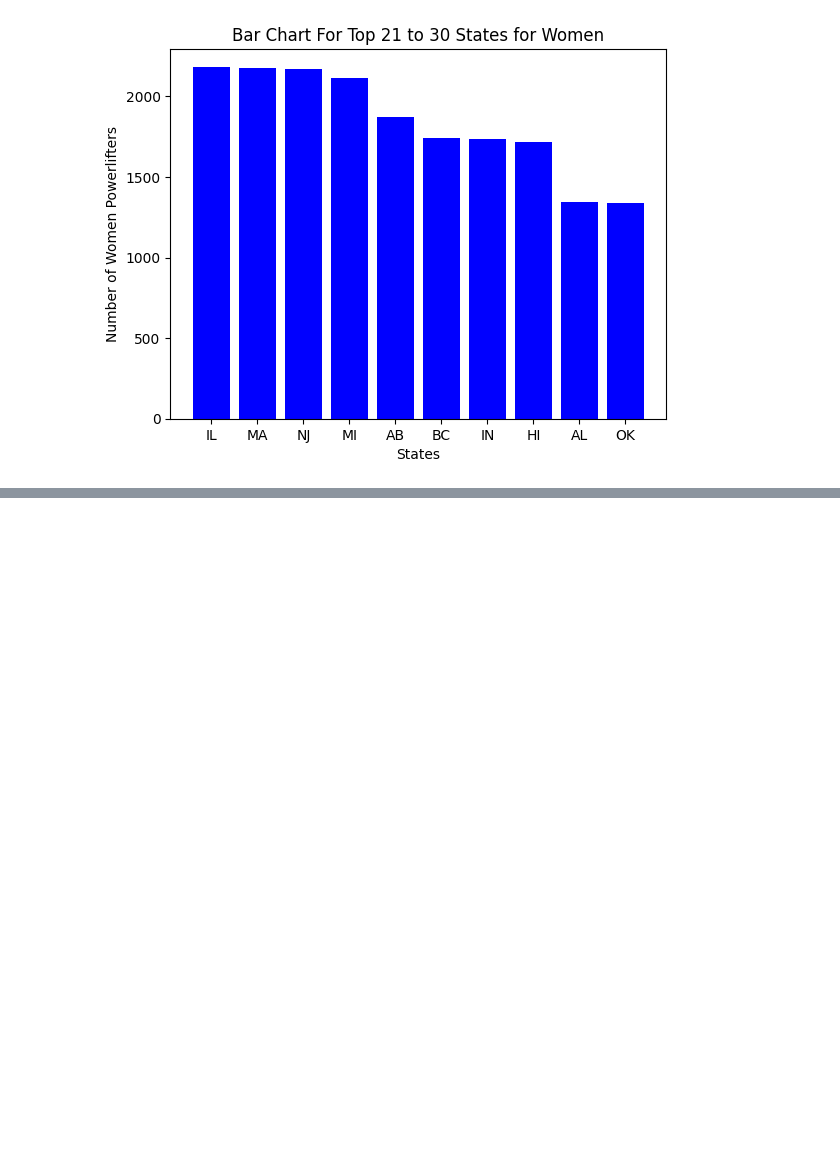
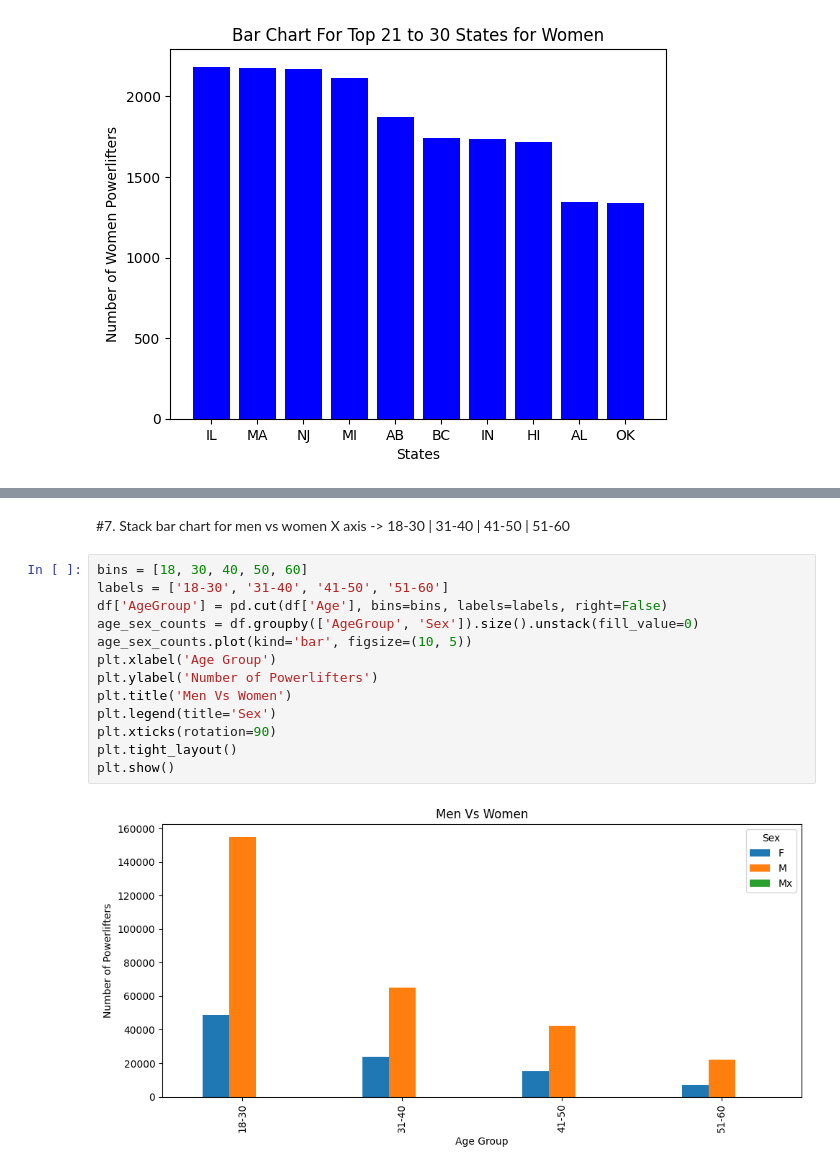
Before and after one commit to aswinudhesh/Data-Analytics, a Jupyter notebook: Mini_Project_Powerlifiting_.ipynb, the cells around one changed output, grey strips where cells are left out. Saved outputs shown, nothing was run; the diff lists cells and outputs as text; blank space fills up the shorter version.

```diff
--- a/Mini_Project_Powerlifiting_.ipynb
+++ b/Mini_Project_Powerlifiting_.ipynb
@@ -165,0 +222,17 @@ plt.show()
+# %% [markdown]
+#7. Stack bar chart for men vs women X axis -> 18-30 | 31-40 | 41-50 | 51-60
+# %%
+bins = [18, 30, 40, 50, 60]
+labels = ['18-30', '31-40', '41-50', '51-60']
+df['AgeGroup'] = pd.cut(df['Age'], bins=bins, labels=labels, right=False)
+age_sex_counts = df.groupby(['AgeGroup', 'Sex']).size().unstack(fill_value=0)
+age_sex_counts.plot(kind='bar', figsize=(10, 5))
+plt.xlabel('Age Group')
+plt.ylabel('Number of Powerlifters')
+plt.title('Men Vs Women')
+plt.legend(title='Sex')
+plt.xticks(rotation=90)
+plt.tight_layout()
+plt.show()
+# %% [output]
+[figure, added]
```
Also changed, not shown: parts of 16 cells of this notebook.
